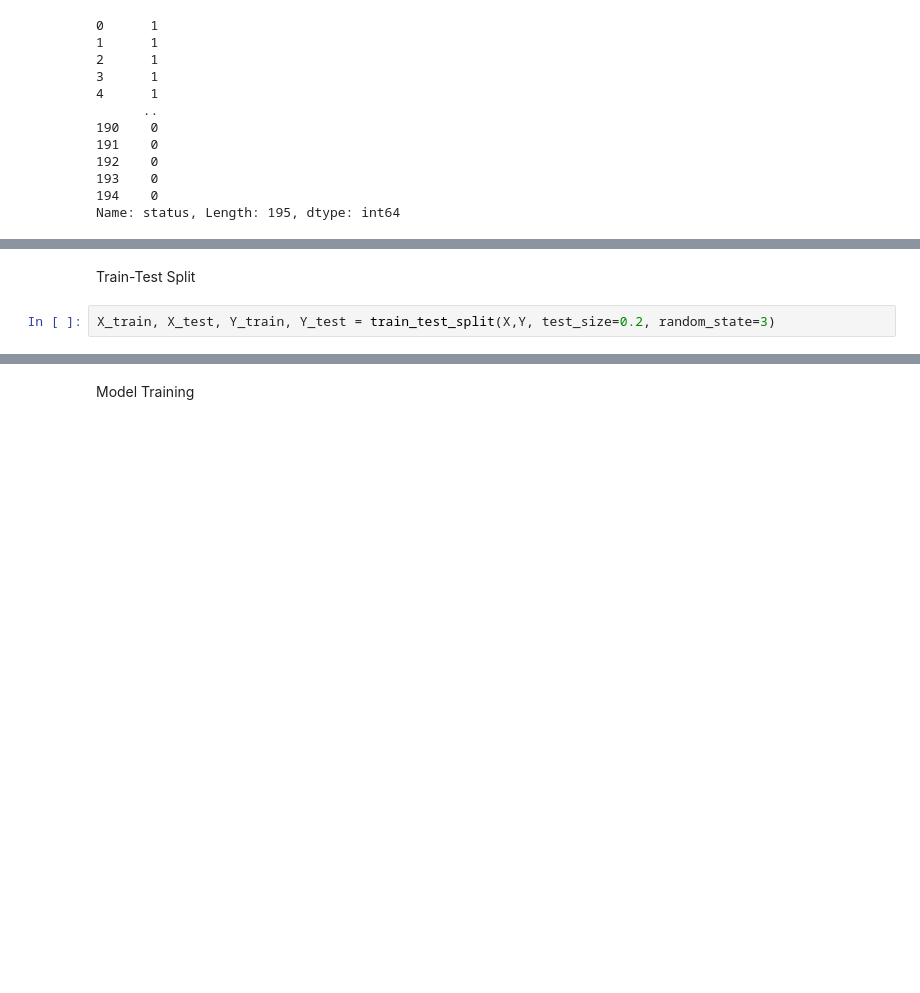
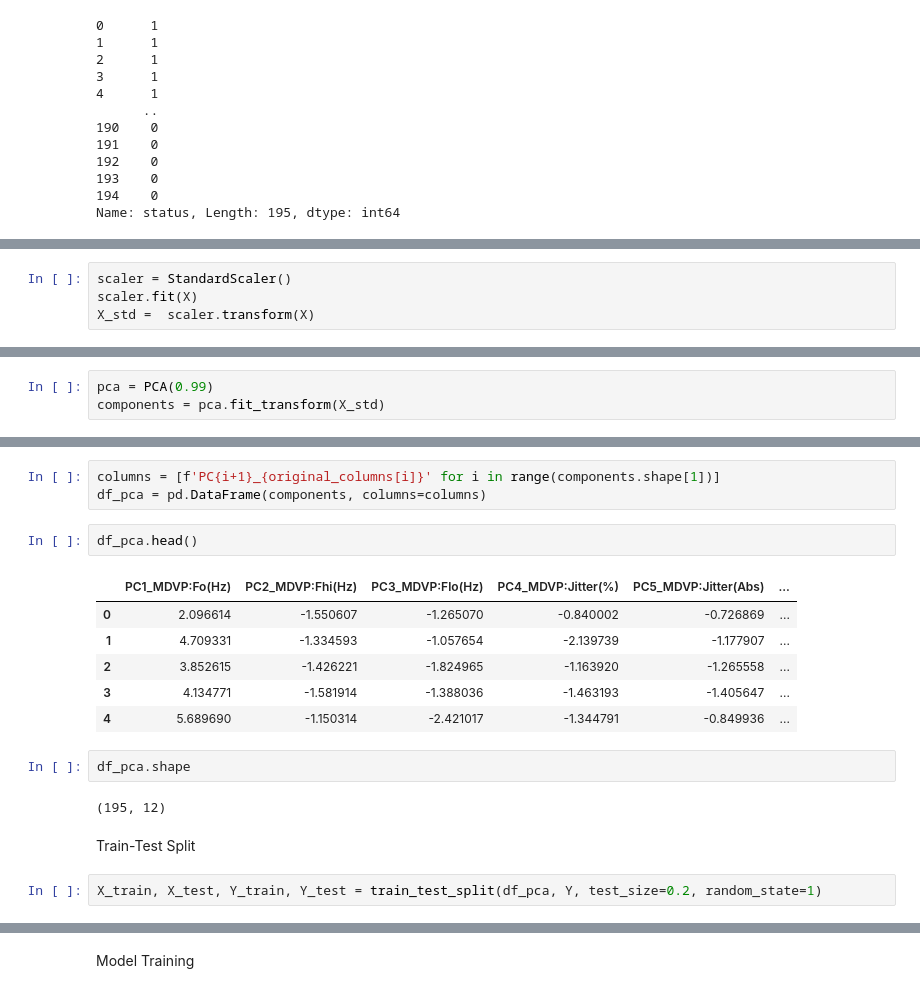
Before and after one commit to Didrikhya-Uzir/Parkinson-s-Disease-Detection, a Jupyter notebook: ParkinsonsDiseaseDetection.ipynb, the cells around one changed output, grey strips where cells are left out. Drawn from its saved outputs; the diff is of its cells as text; blank space fills up the shorter version.

```diff
--- a/ParkinsonsDiseaseDetection.ipynb
+++ b/ParkinsonsDiseaseDetection.ipynb
@@ -145,0 +146,4 @@ Name: status, Length: 195, dtype: int64
+# %%
+scaler = StandardScaler()
+scaler.fit(X)
+X_std =  scaler.transform(X)
@@ -145,0 +152,3 @@ Name: status, Length: 195, dtype: int64
+# %%
+pca = PCA(0.99)
+components = pca.fit_transform(X_std)
@@ -146,7 +171,23 @@ Name: status, Length: 195, dtype: int64
+# %%
+columns = [f'PC{i+1}_{original_columns[i]}' for i in range(components.shape[1])]
+df_pca = pd.DataFrame(components, columns=columns)
+# %%
+df_pca.head()
+# %% [output]
+|  | PC1_MDVP:Fo(Hz) | PC2_MDVP:Fhi(Hz) | PC3_MDVP:Flo(Hz) | PC4_MDVP:Jitter(%) | PC5_MDVP:Jitter(Abs) | ... |
+| 0 | 2.096614 | -1.550607 | -1.265070 | -0.840002 | -0.726869 | ... |
+| 1 | 4.709331 | -1.334593 | -1.057654 | -2.139739 | -1.177907 | ... |
+| 2 | 3.852615 | -1.426221 | -1.824965 | -1.163920 | -1.265558 | ... |
+| 3 | 4.134771 | -1.581914 | -1.388036 | -1.463193 | -1.405647 | ... |
+| 4 | 5.689690 | -1.150314 | -2.421017 | -1.344791 | -0.849936 | ... |
+# %%
+df_pca.shape
+# %% [output]
+(195, 12)
 # %% [markdown]
 Train-Test Split
 # %%
-X_train, X_test, Y_train, Y_test = train_test_split(X,Y, test_size=0.2, random_state=3)
+X_train, X_test, Y_train, Y_test = train_test_split(df_pca, Y, test_size=0.2, random_state=1)
 # %%
 print(X.shape, X_train.shape, X_test.shape)
 # %% [output]
```
Also changed, not shown: parts of 16 cells of this notebook.
